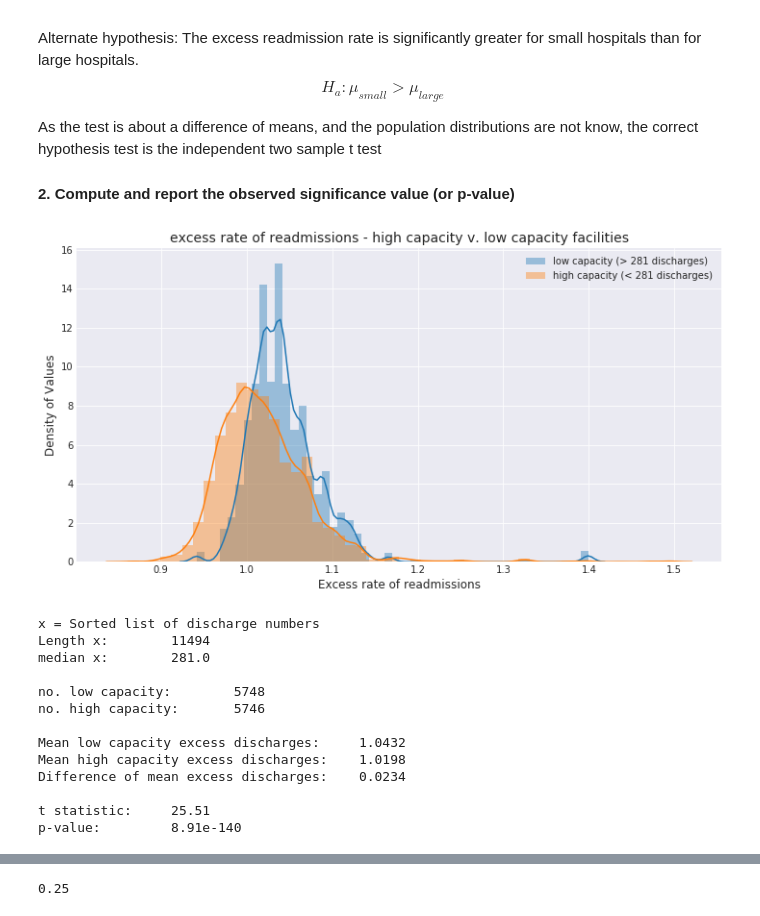
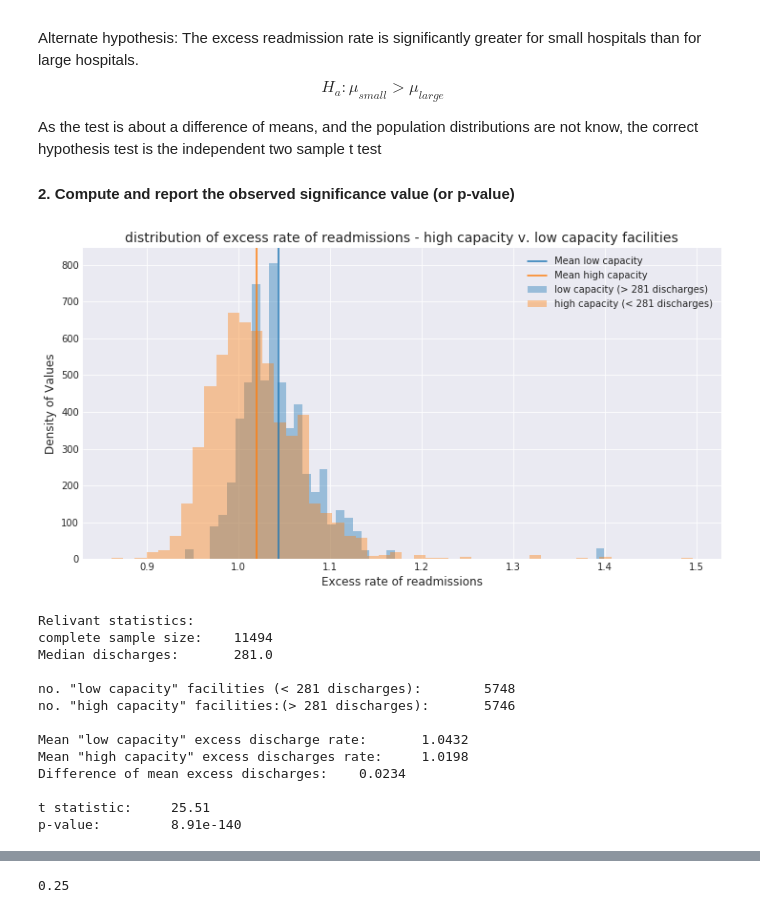
Before and after one commit to Nhorning/hospital_readmit, a Jupyter notebook: sliderule_dsi_inferential_statistics_exercise_3.ipynb, the cells around one changed output, grey strips where cells are left out. Saved outputs shown, nothing was run; the diff lists cells and outputs as text; code cells hidden in the pictures.

Commit message:
Clean up pass
 Changes to be committed:
	modified:   sliderule_dsi_inferential_statistics_exercise_3.ipynb

```diff
--- a/sliderule_dsi_inferential_statistics_exercise_3.ipynb
+++ b/sliderule_dsi_inferential_statistics_exercise_3.ipynb
@@ -149,15 +149,16 @@ $$H_a: \mu_{small} > \mu_{large}$$
 As the test is about a difference of means, and the population distributions are not know, the correct hypothesis test is the independent two sample t test
 #### 2. Compute and report  the observed significance value  (or p-value)
 # %%
+import seaborn as sns
 import numpy
 from scipy import stats
 #Hypothesis test:
 
 #Get statistics:
 
-#turn lists inton np arrays to do math
-npx = np.array(x)
-npy = np.array(y)
+#turn lists into np arrays to do math
+npx = np.array(x) # <-- Number of discharges
+npy = np.array(y) # <-- Excess rate of readmissions
 
 #Caluculate median number of discharges
 midx = np.median(npx)
@@ -173,55 +174,57 @@ nhi = len(hix)
 #split excess discharge rates (y) into two samples that match low x and low y.
 lowy = npy[lowx]
 hiy = npy[hix]
 
 #find difference of means
 mulow = np.mean(lowy)
 muhi = np.mean(hiy)
 delta = mulow-muhi
 
-#conduct two sample ind
+#conduct two sample independent t test
 t, p = stats.ttest_ind(lowy,hiy, equal_var=False)
 
-#plot the distributions (why not?)
+#plot the distributions to visualize the difference
 f, ax = plt.subplots(figsize=(12,6))
 
-sns.distplot(lowy, label='low capacity (> 281 discharges)', ax=ax)
-sns.distplot(hiy, ax=ax, label='high capacity (< 281 discharges)')
+sns.distplot(lowy, label='low capacity (> 281 discharges)', ax=ax, kde=False)
+ax.axvline(mulow, label='Mean low capacity')
+sns.distplot(hiy, ax=ax, label='high capacity (< 281 discharges)', kde=False)
+ax.axvline(muhi, label='Mean high capacity', color=sns.color_palette()[1])
 
 sns.set_style('darkgrid')
 ax.set_xlabel('Excess rate of readmissions', fontsize=12)
 ax.set_ylabel('Density of Values', fontsize=12)
-ax.set_title('excess rate of readmissions - high capacity v. low capacity facilities', fontsize=14)
+ax.set_title('distribution of excess rate of readmissions - high capacity v. low capacity facilities', fontsize=14)
 ax.legend()
 #ax.grid(True)
 fig.tight_layout()
 plt.show()
 
 #print stats
-print('x = Sorted list of discharge numbers')
-print('Length x:\t', len(npx))
-print('median x:\t', midx)
+print('Relivant statistics:')
+print('complete sample size:\t', len(npx))
+print('Median discharges:\t', midx)
 
-print('\nno. low capacity:\t', nlow)
-print('no. high capacity:\t', nhi)
+print('\nno. "low capacity" facilities (< 281 discharges):\t', nlow)
+print('no. "high capacity" facilities:(> 281 discharges):\t', nhi)
 
-print('\nMean low capacity excess discharges:\t', round(mulow,4))
-print('Mean high capacity excess discharges:\t', round(muhi,4))
+print('\nMean "low capacity" excess discharge rate:\t', round(mulow,4))
+print('Mean "high capacity" excess discharges rate:\t', round(muhi,4))
 print('Difference of mean excess discharges:\t', round(delta,4))
 
 print('\nt statistic:\t', round(t,2))
 print('p-value:\t', round(p/2,142))
 # %% [output]
-[figure, old version]
+[figure, new version]
-x = Sorted list of discharge numbers
-Length x:        11494
-median x:        281.0
+Relivant statistics:
+complete sample size:    11494
+Median discharges:       281.0
 
-no. low capacity:        5748
-no. high capacity:       5746
+no. "low capacity" facilities (< 281 discharges):        5748
+no. "high capacity" facilities:(> 281 discharges):       5746
 
-Mean low capacity excess discharges:     1.0432
-Mean high capacity excess discharges:    1.0198
+Mean "low capacity" excess discharge rate:       1.0432
+Mean "high capacity" excess discharges rate:     1.0198
 Difference of mean excess discharges:    0.0234
 
 t statistic:     25.51
```
Also changed, not shown: parts of 8 cells of this notebook.
